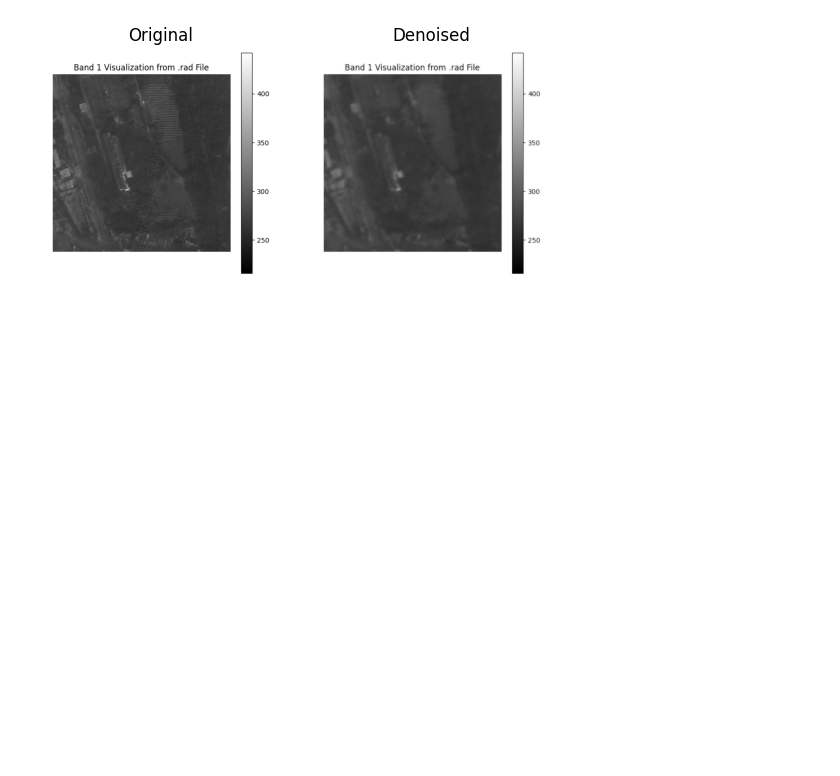
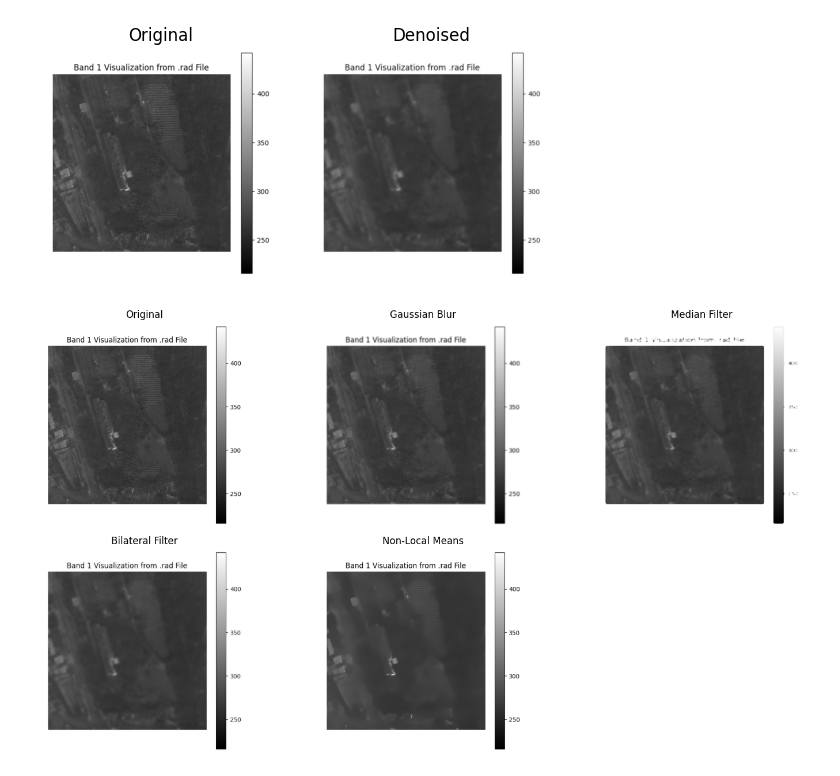
Before and after one commit to Hari-Priya-18/Image-denoising, a Jupyter notebook: rad_hdr_1.ipynb, the cells around one changed output. Drawn from its saved outputs; the diff is of its cells as text; code cells hidden in the pictures; blank space fills up the shorter version.

```diff
--- a/rad_hdr_1.ipynb
+++ b/rad_hdr_1.ipynb
@@ -69,3 +72,30 @@ else:
     plt.show()
 # %% [output]
 [figure]
+# %%
+import cv2
+import matplotlib.pyplot as plt
+
+# Load grayscale image
+img = cv2.imread('/content/rad_hdr_1.png', cv2.IMREAD_GRAYSCALE)
+
+# Apply various denoising filters
+gaussian = cv2.GaussianBlur(img, (5, 5), 0)
+median   = cv2.medianBlur(img, 5)
+bilateral = cv2.bilateralFilter(img, 9, 75, 75)
+nlm = cv2.fastNlMeansDenoising(img, h=10, templateWindowSize=7, searchWindowSize=21)
+
+# Plot all versions
+titles = ['Original', 'Gaussian Blur', 'Median Filter', 'Bilateral Filter', 'Non-Local Means']
+images = [img, gaussian, median, bilateral, nlm]
+
+plt.figure(figsize=(15, 8))
+for i in range(5):
+    plt.subplot(2, 3, i + 1)
+    plt.imshow(images[i], cmap='gray')
+    plt.title(titles[i])
+    plt.axis('off')
+plt.tight_layout()
+plt.show()
+# %% [output]
+[figure, added]
```
Also changed, not shown: parts of 2 cells of this notebook.
